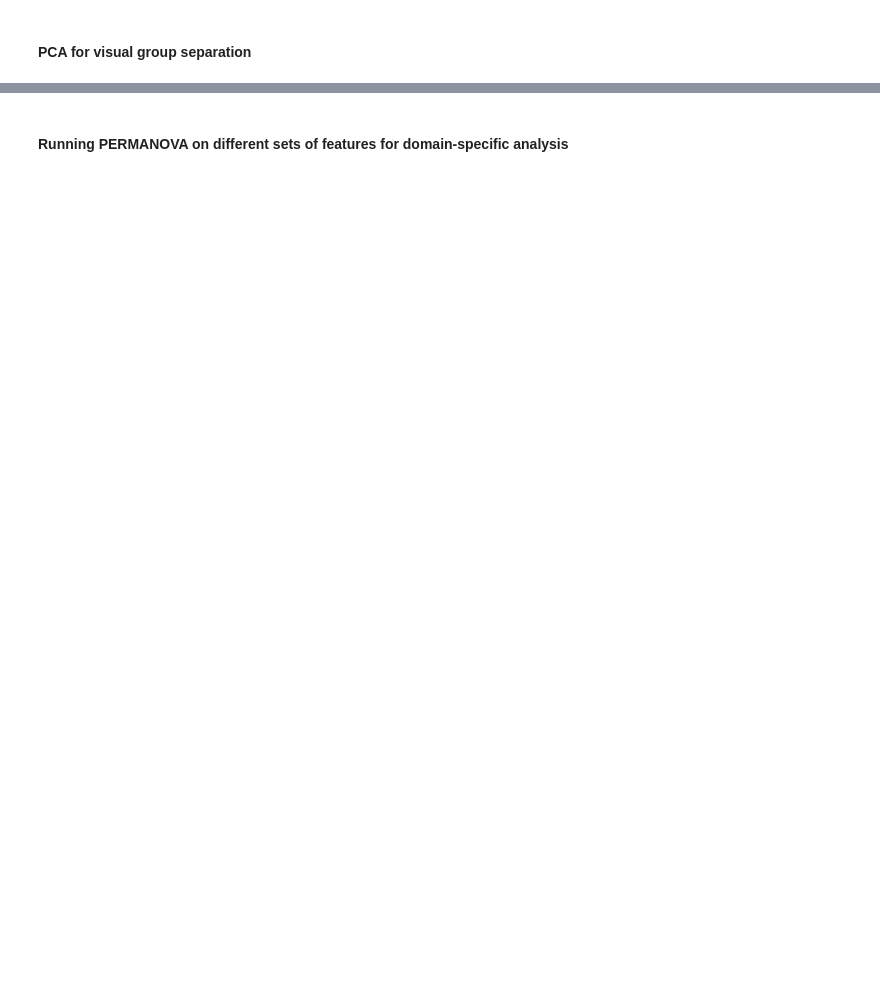
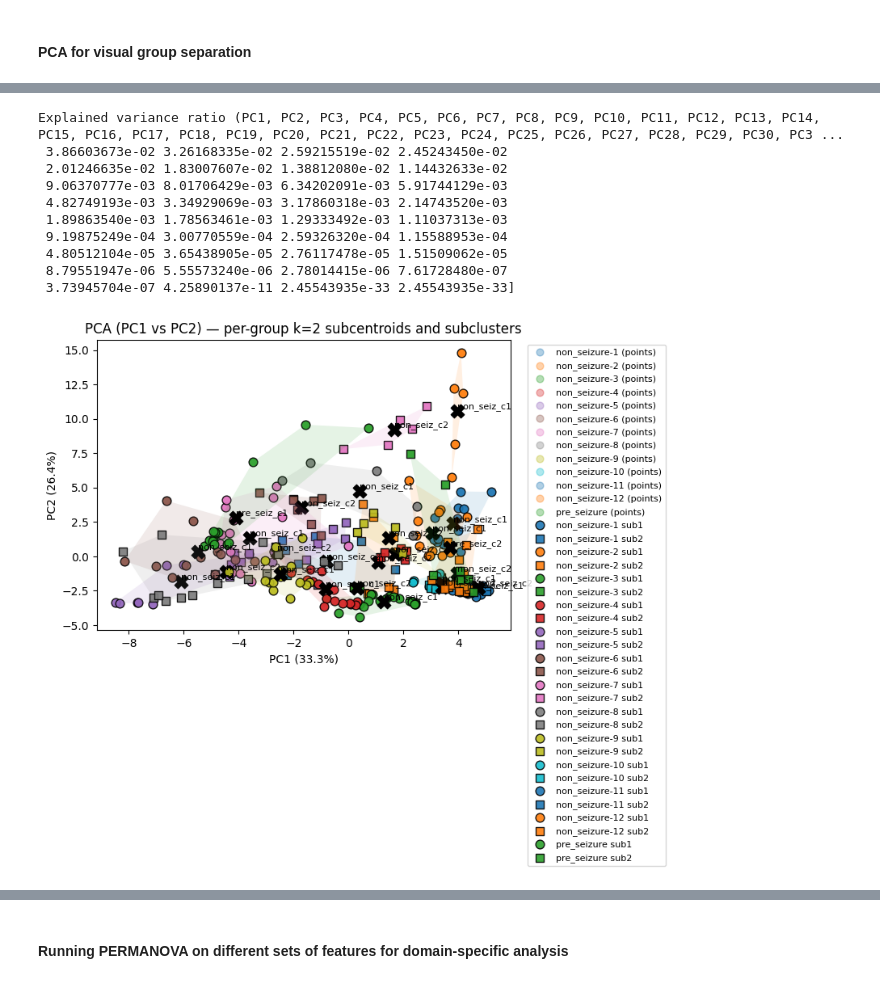
Before and after one commit to ashley-andrea/seizure-block-codes, a Jupyter notebook: statistical_tests/permanova.ipynb, the cells around one changed output, grey strips where cells are left out. Cells and saved outputs as stored; diff of their text form; code cells hidden in the pictures; blank space fills up the shorter version.

```diff
--- a/statistical_tests/permanova.ipynb
+++ b/statistical_tests/permanova.ipynb
@@ -189,0 +352,80 @@ for metric in ["euclidean", "cityblock", "cosine", "mahalanobis"]:
+# %%
+# ensure PCs present
+pca = PCA(n_components=40)
+pcs = pca.fit_transform(X_scaled)
+
+print("Explained variance ratio (PC1, PC2, PC3, PC4, PC5, PC6, PC7, PC8, PC9, PC10, PC11, PC12, PC13, PC14, PC15, PC16, PC17, PC18, PC19, PC20, PC21, PC22, PC23, PC24, PC25, PC26, PC27, PC28, PC29, PC30, PC31, PC32, PC33, PC34, PC35, PC36, PC37, PC38, PC39, PC40):", pca.explained_variance_ratio_)
+
+pc_df = pd.DataFrame(pcs, columns=['PC1','PC2','PC3','PC4','PC5','PC6','PC7','PC8','PC9','PC10','PC11','PC12','PC13','PC14','PC15','PC16','PC17','PC18','PC19','PC20','PC21','PC22','PC23','PC24','PC25','PC26','PC27','PC28','PC29','PC30','PC31','PC32','PC33','PC34','PC35','PC36','PC37','PC38','PC39','PC40'], index=giorgio_detrended.index)
+
+groups = giorgio_detrended['group'].values
+unique_groups = pd.unique(groups)
+group_colors = dict(zip(unique_groups, ['C0','C1','C2','C3', 'C4', 'C5', 'C6', 'C7', 'C8', 'C9', 'C10', 'C11', 'C12', 'C13', 'C14', 'C15', 'C16', 'C17', 'C18', 'C19', 'C20', 'C21', 'C22', 'C23', 'C24', 'C25', 'C26', 'C27', 'C28', 'C29', 'C30', 'C31', 'C32', 'C33', 'C34', 'C35', 'C36', 'C37', 'C38', 'C39', 'C40'][:len(unique_groups)]))
+
+plt.figure(figsize=(8,6))
+
+# plot all points faintly by group
+for g in unique_groups:
+    mask = groups == g
+    plt.scatter(pc_df.loc[mask, 'PC1'], pc_df.loc[mask, 'PC2'],
+                s=40, color=group_colors[g], alpha=0.35, label=f"{g} (points)")
+
+# per-group KMeans with k=2, plot subclusters and centroids
+k = 2
+centroid_patches = []
+for g in unique_groups:
+    idx = giorgio_detrended.index[giorgio_detrended['group'] == g]
+    Xg = pc_df.loc[idx].values
+    n = Xg.shape[0]
+    if n < k:
+        continue
+    km = KMeans(n_clusters=k, random_state=0, n_init=10).fit(Xg)
+    labels = km.labels_
+    centers = km.cluster_centers_
+    # plot subcluster points with darker edge
+    markers = ['o', 's', 'D', '^', 'v']
+    for ci in range(k):
+        mask_ci = (labels == ci)
+        pts = Xg[mask_ci]
+        if pts.size == 0:
+            continue
+        plt.scatter(pts[:,0], pts[:,1],
+                    s=60, facecolor=group_colors[g], edgecolor='k',
+                    marker=markers[ci % len(markers)], alpha=0.9,
+                    label=f"{g} sub{ci+1}")
+        # convex hull to visualize compactness (if enough points)
+        if pts.shape[0] >= 3:
+            try:
+                hull = ConvexHull(pts[:, :2])  # only use first 2 dims for hull
+                hull_pts = pts[hull.vertices, :2]
+                poly = mpatches.Polygon(hull_pts, closed=True,
+                                       facecolor=group_colors[g], alpha=0.12, edgecolor=None)
+                plt.gca().add_patch(poly)
+            except Exception:
+                pass
+        # plot centroid (only PC1, PC2)
+        cx, cy = centers[ci, 0], centers[ci, 1]
+        plt.scatter(cx, cy, marker='X', s=140, color='k')
+        plt.text(cx, cy, f"{g[:8]}_c{ci+1}", fontsize=8, ha='left', va='bottom')
+
+# tidy legend: keep unique labels
+handles, labels = plt.gca().get_legend_handles_labels()
+by_label = dict(zip(labels, handles))
+plt.legend(by_label.values(), by_label.keys(), bbox_to_anchor=(1.03,1), loc='upper left', fontsize=8)
+plt.xlabel(f"PC1 ({pca.explained_variance_ratio_[0]*100:.1f}%)")
+plt.ylabel(f"PC2 ({pca.explained_variance_ratio_[1]*100:.1f}%)")
+plt.title("PCA (PC1 vs PC2) — per-group k=2 subcentroids and subclusters")
+plt.tight_layout()
+plt.show()
+# %% [output]
+Explained variance ratio (PC1, PC2, PC3, PC4, PC5, PC6, PC7, PC8, PC9, PC10, PC11, PC12, PC13, PC14, PC15, PC16, PC17, PC18, PC19, PC20, PC21, PC22, PC23, PC24, PC25, PC26, PC27, PC28, PC29, PC30, PC3 ...
+ 3.86603673e-02 3.26168335e-02 2.59215519e-02 2.45243450e-02
+ 2.01246635e-02 1.83007607e-02 1.38812080e-02 1.14432633e-02
+ 9.06370777e-03 8.01706429e-03 6.34202091e-03 5.91744129e-03
+ 4.82749193e-03 3.34929069e-03 3.17860318e-03 2.14743520e-03
+ 1.89863540e-03 1.78563461e-03 1.29333492e-03 1.11037313e-03
+ 9.19875249e-04 3.00770559e-04 2.59326320e-04 1.15588953e-04
+ 4.80512104e-05 3.65438905e-05 2.76117478e-05 1.51509062e-05
+ 8.79551947e-06 5.55573240e-06 2.78014415e-06 7.61728480e-07
+ 3.73945704e-07 4.25890137e-11 2.45543935e-33 2.45543935e-33]
+[figure, added]
```
Also changed, not shown: parts of 27 cells of this notebook.
